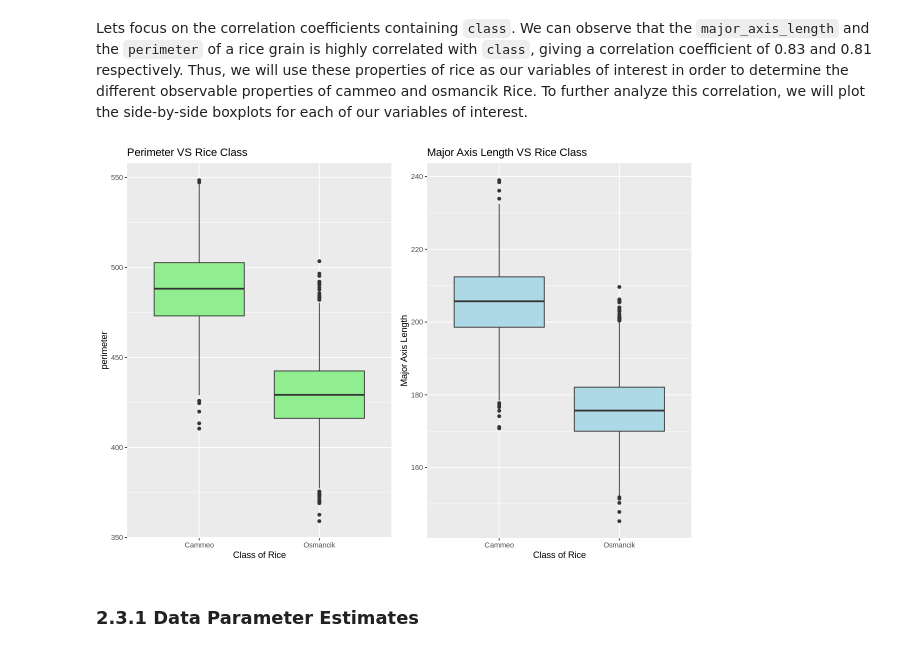
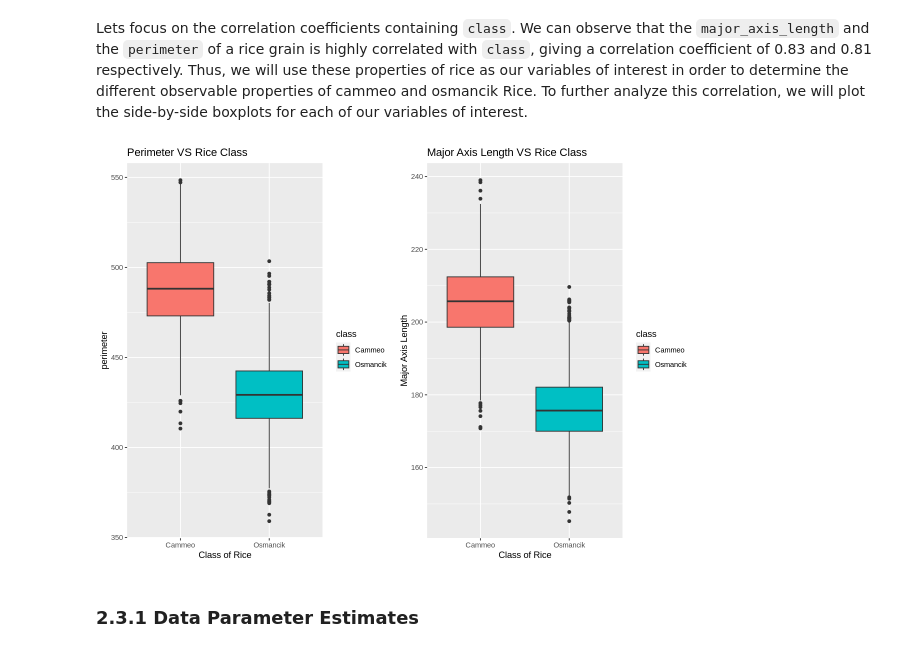
Before and after one commit to yun-sky/STAT-201-Project, a Jupyter notebook: mainproposal.ipynb, the cells around one changed output. Drawn from its saved outputs; the diff is of its cells as text; code cells hidden in the pictures.

Commit message:
fill of boxplot according to class

```diff
--- a/mainproposal.ipynb
+++ b/mainproposal.ipynb
@@ -81,24 +81,23 @@ Lets focus on the correlation coefficients containing `class`. We can observe th
 # %%
 options(repr.plot.width = 10, repr.plot.height = 7)
 
 #Plotting major_axis_length vs class box plot
 mal_plot <- ggplot(rice_data, aes(x = class, y = major_axis_length)) +
-    geom_boxplot(fill = "lightblue") +
+    geom_boxplot(aes(fill = class)) +
     xlab("Class of Rice") +
     ylab("Major Axis Length") +
     ggtitle("Major Axis Length VS Rice Class")
 
-
 #Plotting perimeter vs class boxplot
 peri_plot <- ggplot(rice_data, aes(x = class, y = perimeter)) +
-    geom_boxplot(fill = "lightgreen") +
+    geom_boxplot(aes(fill = class)) +
     xlab("Class of Rice") +
     ggtitle("Perimeter VS Rice Class")
 
 #Arranges the plots in a neater format
 grid.arrange(peri_plot, mal_plot, ncol = 2)
 # %% [output]
-[figure, old version]
+[figure, new version]
 # %% [markdown]
 ### 2.3.1 Data Parameter Estimates
 # %%
```
Also changed, not shown: parts of 1 cell of this notebook.
